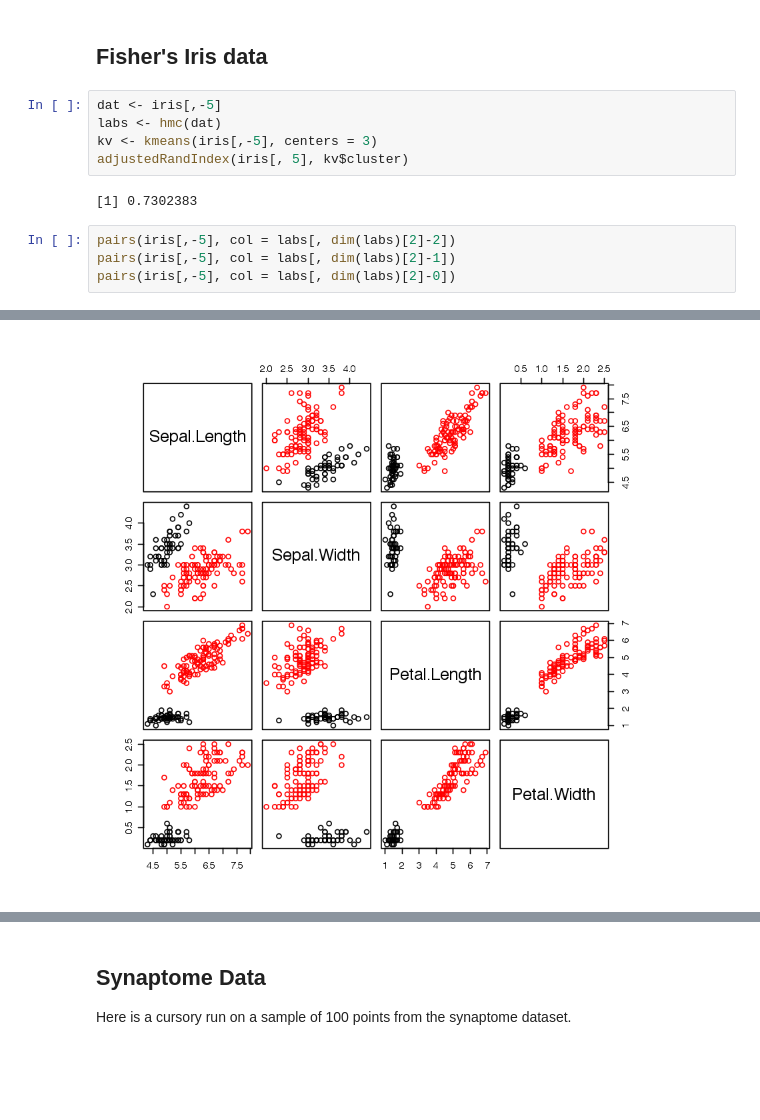
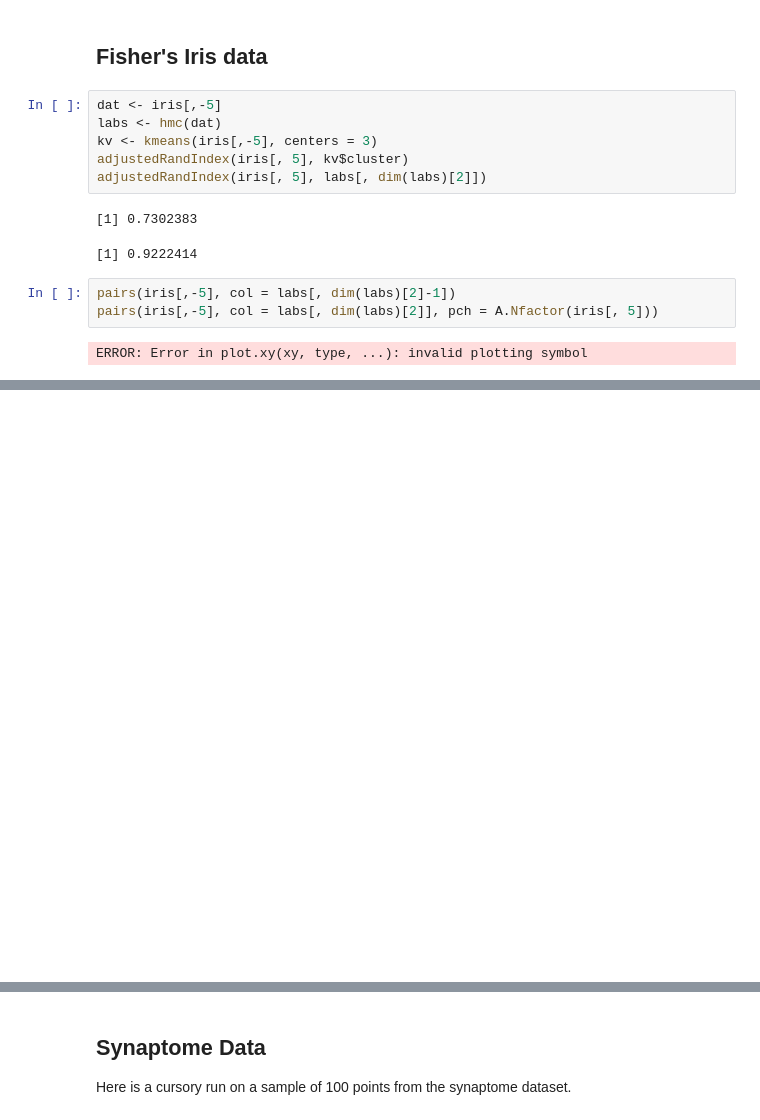
Before and after one commit to neurodata-dev/meda, a Jupyter notebook: examples/Hierarchical MCLUST.ipynb, the cells around one changed output, grey strips where cells are left out. Drawn from its saved outputs; the diff is of its cells as text; blank space fills up the shorter version.

```diff
--- a/examples/Hierarchical MCLUST.ipynb
+++ b/examples/Hierarchical MCLUST.ipynb
@@ -45,10 +45,12 @@ dat <- iris[,-5]
 labs <- hmc(dat)
 kv <- kmeans(iris[,-5], centers = 3)
 adjustedRandIndex(iris[, 5], kv$cluster)
+adjustedRandIndex(iris[, 5], labs[, dim(labs)[2]])
 # %% [output]
 [1] 0.7302383
+[1] 0.9222414
 # %%
-pairs(iris[,-5], col = labs[, dim(labs)[2]-2])
 pairs(iris[,-5], col = labs[, dim(labs)[2]-1])
-pairs(iris[,-5], col = labs[, dim(labs)[2]-0])
+pairs(iris[,-5], col = labs[, dim(labs)[2]], pch = A.Nfactor(iris[, 5]))
 # %% [output]
+ERROR: Error in plot.xy(xy, type, ...): invalid plotting symbol
@@ -56 +58 @@ pairs(iris[,-5], col = labs[, dim(labs)[2]-0])
-[figure, old version]
+[figure, new version]
```
Also changed, not shown: parts of 1 cell of this notebook.
